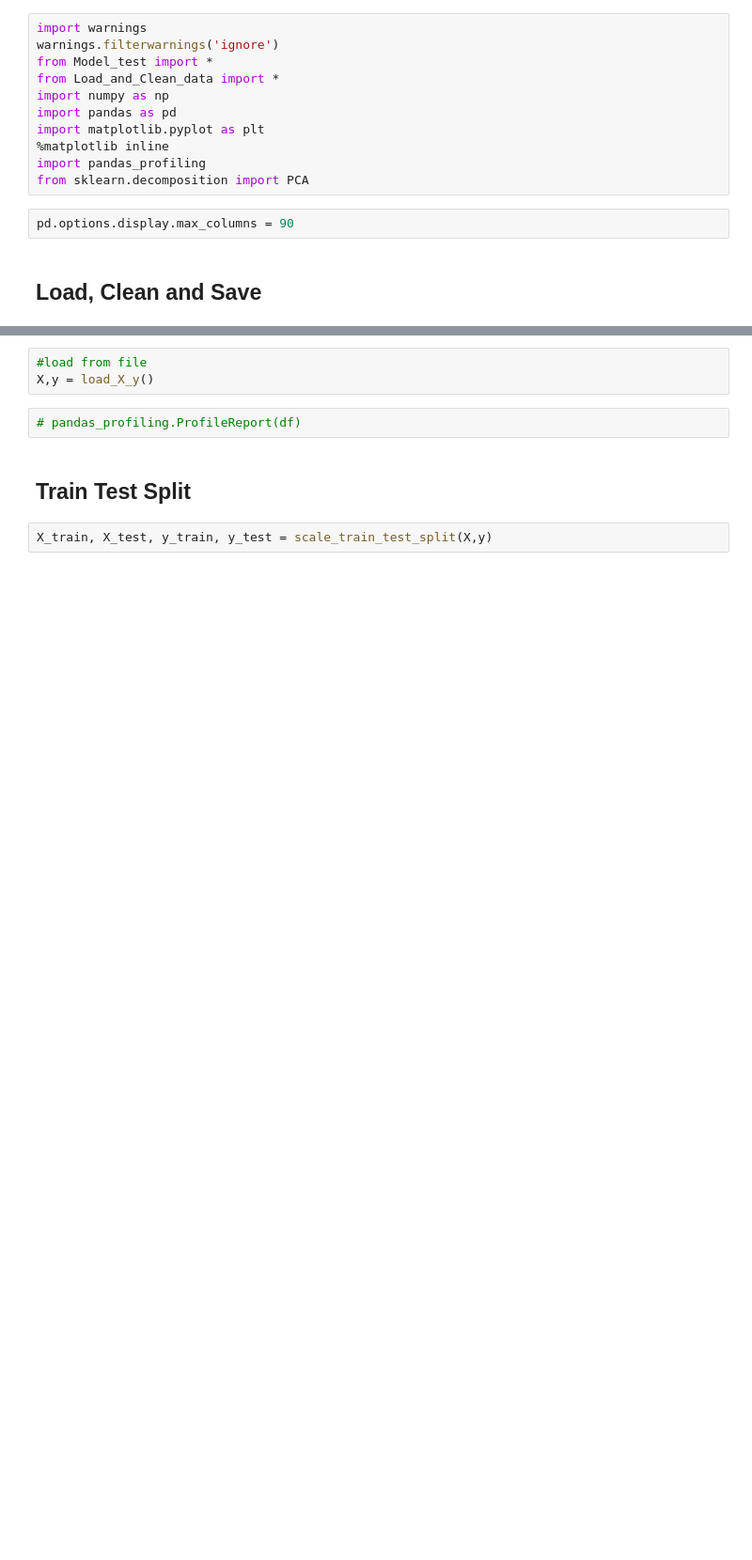
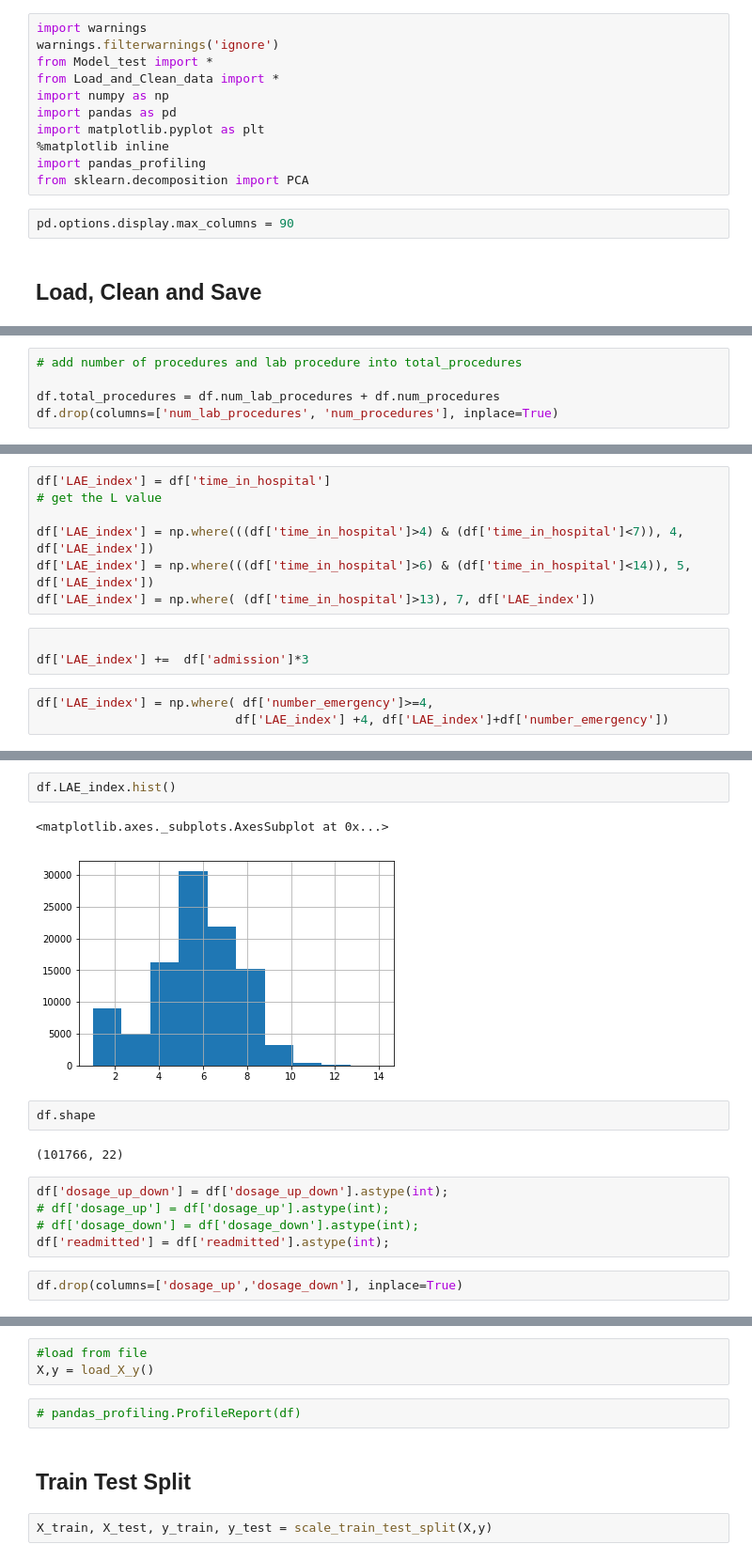
Before and after one commit to angelmanzur/Diabetes_130Hospitals, a Jupyter notebook: Initial_Inspection_Angel.ipynb, the cells around one changed output, grey strips where cells are left out. Shown at 94% size. Saved outputs shown, nothing was run; the diff lists cells and outputs as text; blank space fills up the shorter version.

```diff
--- a/Initial_Inspection_Angel.ipynb
+++ b/Initial_Inspection_Angel.ipynb
@@ -15,0 +233,5 @@ pd.options.display.max_columns = 90
+# %%
+# add number of procedures and lab procedure into total_procedures
+
+df.total_procedures = df.num_lab_procedures + df.num_procedures
+df.drop(columns=['num_lab_procedures', 'num_procedures'], inplace=True)
@@ -15,0 +243,13 @@ pd.options.display.max_columns = 90
+# %%
+df['LAE_index'] = df['time_in_hospital']
+# get the L value
+
+df['LAE_index'] = np.where(((df['time_in_hospital']>4) & (df['time_in_hospital']<7)), 4, df['LAE_index'])
+df['LAE_index'] = np.where(((df['time_in_hospital']>6) & (df['time_in_hospital']<14)), 5, df['LAE_index'])
+df['LAE_index'] = np.where( (df['time_in_hospital']>13), 7, df['LAE_index'])
+# %%
+
+df['LAE_index'] +=  df['admission']*3
+# %%
+df['LAE_index'] = np.where( df['number_emergency']>=4,
+                           df['LAE_index'] +4, df['LAE_index']+df['number_emergency'])
@@ -15,0 +278,16 @@ pd.options.display.max_columns = 90
+# %%
+df.LAE_index.hist()
+# %% [output]
+<matplotlib.axes._subplots.AxesSubplot at 0x...>
+[figure, added]
+# %%
+df.shape
+# %% [output]
+(101766, 22)
+# %%
+df['dosage_up_down'] = df['dosage_up_down'].astype(int);
+# df['dosage_up'] = df['dosage_up'].astype(int);
+# df['dosage_down'] = df['dosage_down'].astype(int);
+df['readmitted'] = df['readmitted'].astype(int);
+# %%
+df.drop(columns=['dosage_up','dosage_down'], inplace=True)
```
Also changed, not shown: parts of 72 cells of this notebook, 1 other file.
